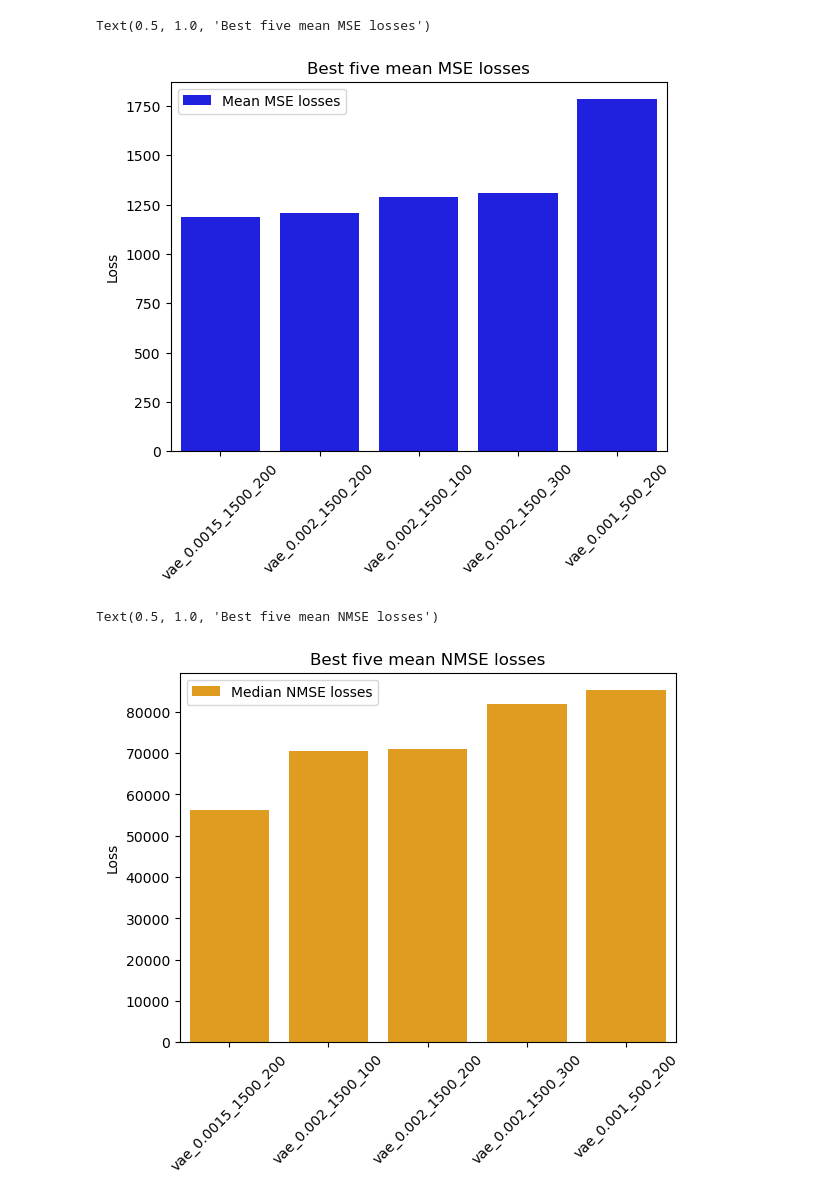
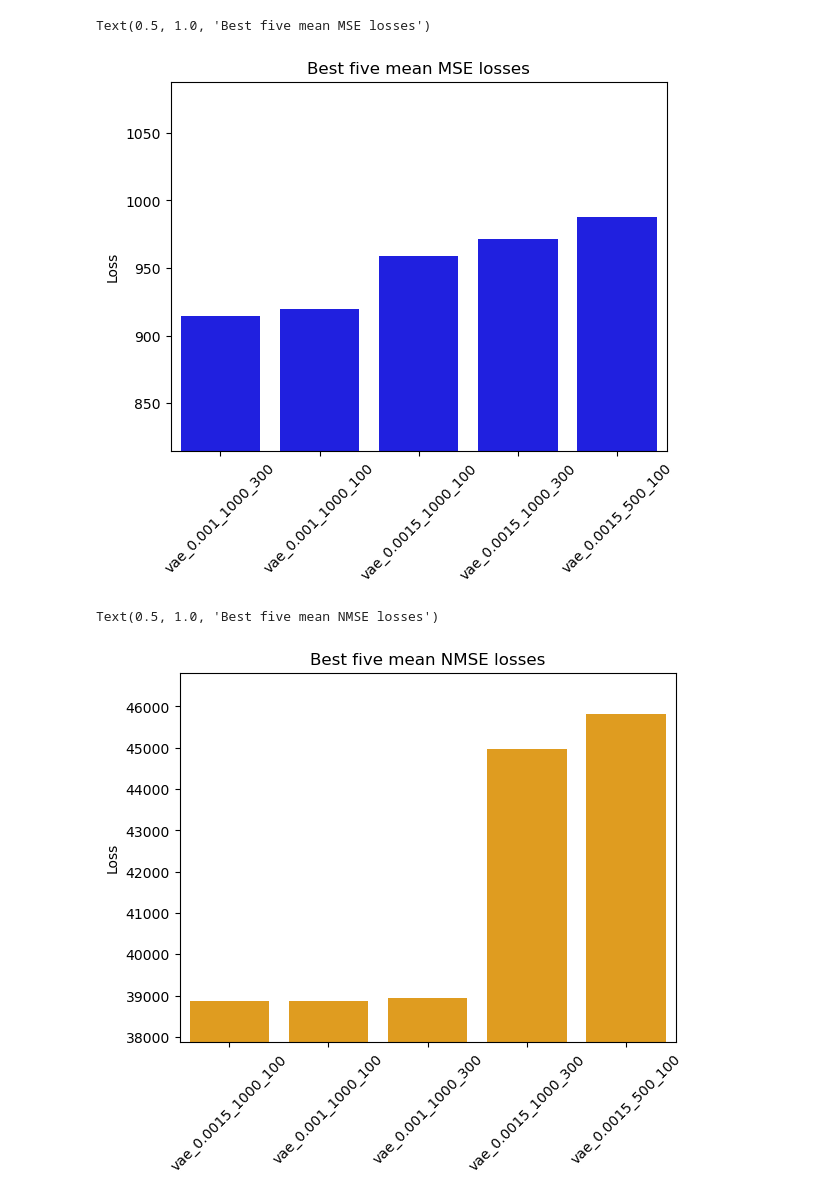
Before and after one commit to Victor2175/gm4cs-m, a Jupyter notebook: stats_vae.ipynb, the cells around one changed output. Drawn from its saved outputs; the diff is of its cells as text; code cells hidden in the pictures.

```diff
--- a/stats_vae.ipynb
+++ b/stats_vae.ipynb
@@ -5,10 +5,10 @@ import matplotlib.pyplot as plt
 import seaborn as sns
 import pandas as pd
 # %%
-with open('training_vae_mse_losses_05_05.txt', 'r') as f:
+with open('training_results/training_vae_mse_losses_06_06_2025.txt', 'r') as f:
      mse_losses = json.loads(f.read())
 
-with open('training_vae_nmse_losses_05_05.txt', 'r') as f:
+with open('training_results/training_vae_nmse_losses_06_06_2025.txt', 'r') as f:
      nmse_losses = json.loads(f.read())
 
 
@@ -42,19 +35,21 @@ array(['vae_0.0015_1000_100', 'vae_0.0015_1000_200',
 # %%
-sns.barplot(x=best_mean_mse_models, y=best_mean_mse_losses, color='blue', label='Mean MSE losses')
+sns.barplot(x=best_mean_mse_models, y=best_mean_mse_losses, color='blue')
 plt.xticks(rotation=45)
 plt.ylabel('Loss')
+plt.ylim(min(best_mean_mse_losses) - 100, max(best_mean_mse_losses) + 100)
 plt.title('Best five mean MSE losses')
 # %% [output]
 Text(0.5, 1.0, 'Best five mean MSE losses')
-[figure, old version]
+[figure, new version]
 # %%
-sns.barplot(x=best_mean_nmse_models, y=best_mean_nmse_losses, color='orange', label='Median NMSE losses')
+sns.barplot(x=best_mean_nmse_models, y=best_mean_nmse_losses, color='orange')
 plt.xticks(rotation=45)
 plt.ylabel('Loss')
+plt.ylim(min(best_mean_nmse_losses) - 1000, max(best_mean_nmse_losses) + 1000)
 plt.title('Best five mean NMSE losses')
 # %% [output]
 Text(0.5, 1.0, 'Best five mean NMSE losses')
-[figure, old version]
+[figure, new version]
 # %%
 P5, Q1, median_loss, Q3, P95, worst = np.quantile(mse_losses_array, [0.05, 0.25, 0.5, 0.75, 0.95, 1], axis=1)
 n_P5, n_Q1, n_median_loss, n_Q3, n_P95, n_worst = np.quantile(nmse_losses_array, [0.05, 0.25, 0.5, 0.75, 0.95, 1], axis=1)
```
Also changed, not shown: parts of 9 cells of this notebook, 6 other files.
